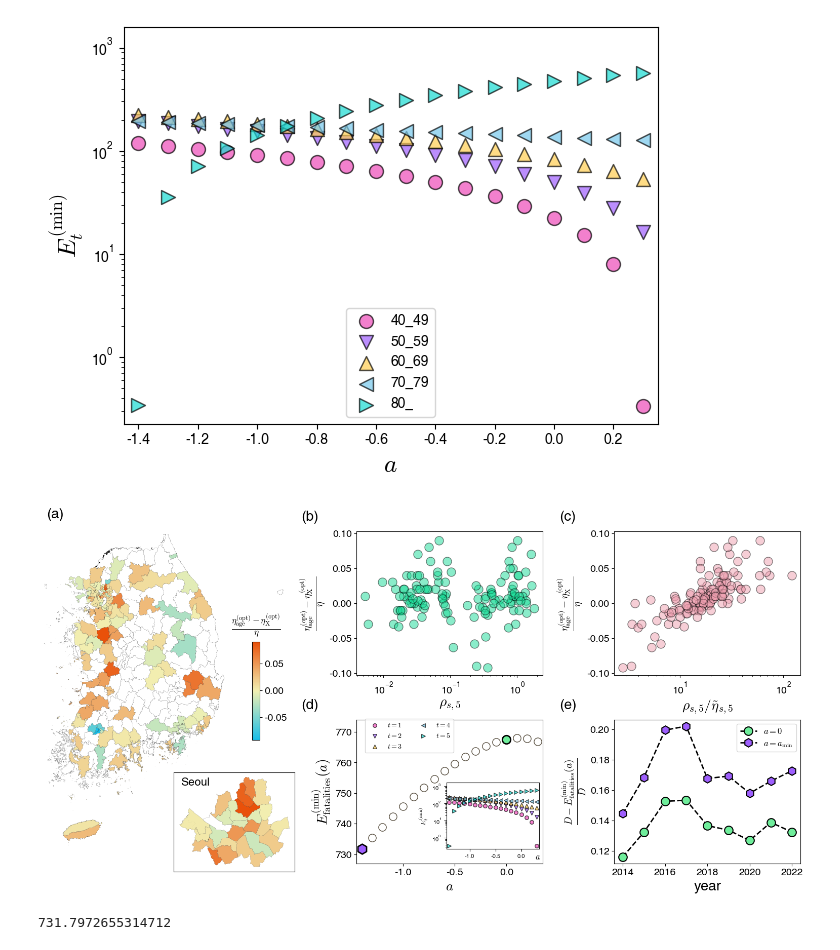
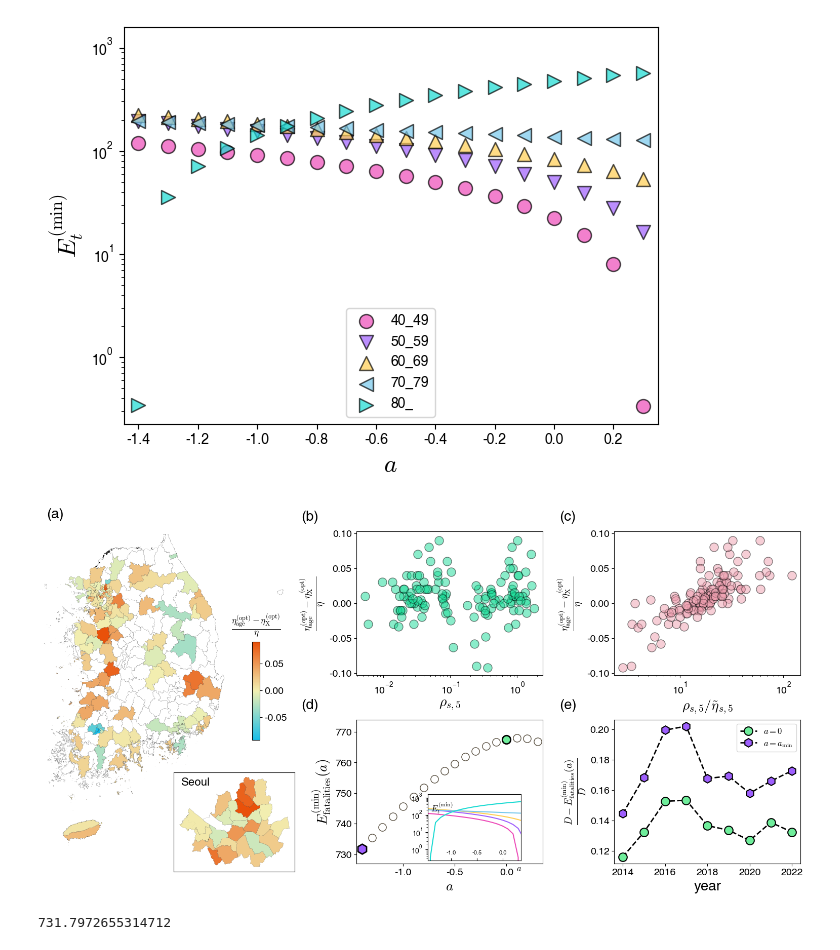
Before and after one commit to kwyosu7/Tuberculosis_hospital_optimization, a Jupyter notebook: article_figure_4.ipynb, the cells around one changed output. Cells and saved outputs as stored; diff of their text form; code cells hidden in the pictures.

```diff
--- a/article_figure_4.ipynb
+++ b/article_figure_4.ipynb
@@ -493,51 +493,59 @@ ax.text(title_pos[0], title_pos[1], '('+title_list[3]+')', fontsize=title_size,
 """
 # 예: 기존 큰 축 ax 안에 inset 축 만들기
 inset_ax = inset_axes(ax, width="25%", height="23%", loc='upper right',
-                      bbox_to_anchor=(-0.98, -1.39, 2, 2),
+                      bbox_to_anchor=(-1.08, -1.47, 2, 2),
                       bbox_transform=ax.transAxes,
                       borderpad=1)
 
 # scatter plot을 inset 축에 그림
 age = ['$t=1$', '$t=2$', '$t=3$', '$t=4$', '$t=5$']
 for age_i in range(5):
-    inset_ax.scatter(np.linspace(-2, 1, 31),
-                     E_age_a[:, age_i],
-                     ec='k',
-                     c=color_list[age_i],
-                     s=30,
-                     marker=mark[age_i],
-                     label=age[age_i],
-                     alpha=0.7)
+    # inset_ax.scatter(np.linspace(-2, 1, 31),
+    #                  E_age_a[:, age_i],
+    #                  ec='k',
+    #                  c=color_list[age_i],
+    #                  s=30,
+    #                  marker=mark[age_i],
+    #                  label=age[age_i],
+    #                  alpha=0.7)
+    inset_ax.plot(np.linspace(-2, 1, 31),
+                  E_age_a[:, age_i],
+                  color=color_list[age_i])
 
 inset_ax.set_xlim(np.linspace(-2, 1, 31)[a_min] - 0.05,
                   np.linspace(-2, 1, 31)[a_max] + 0.05)
 inset_ax.set_yscale('log')
 # inset_ax.set_xlabel(r'$a$', size=10)
-inset_ax.set_ylabel(r'$E^\mathrm{(min)}_t$', size=10)
-inset_ax.tick_params(labelsize=8)
-inset_ax.legend(fontsize=10, loc='lower center',  bbox_to_anchor=(-0.4, 1.4),frameon=True,ncol=2)
-inset_ax.text(0.98, -0.12, r'$a$', fontsize=12,  ha='center', va='center',transform=inset_ax.transAxes)
+# inset_ax.set_ylabel(r'$E^\mathrm{(min)}_t$', size=10)
+inset_ax.tick_params(axis='x',labelsize=8, direction='in')
+# inset_ax.legend(fontsize=10, loc='lower center',  bbox_to_anchor=(-0.4, 1.4),frameon=True,ncol=2)
+inset_ax.text(0.98, -0.12, r'$a$', fontsize=12,  ha='center', va='center',transform=inset_ax.transAxes) # x label
+inset_ax.text(0.15, 0.8, r'$E^\mathrm{(min)}_t$', fontsize=12,  ha='center', va='center',transform=inset_ax.transAxes) # y label
+
+for tick in inset_ax.xaxis.get_major_ticks():
+    tick.set_pad(-15)
+
 """
 (e)
 """
 ax1=fig.add_subplot(gs[6:,2])
 y_0 = (np.array(D_list) - np.array(E_a_0))/np.array(D_list)
 y_min = (np.array(D_list)-np.array(E_a_min))/np.array(D_list)
 ax1.plot(range(2014,2023), y_0, marker='o', mfc=rgb_to_hex(111,237,155) , mew=1.5,c='k', linestyle='--', linewidth=2, ms=12, label=r'$a=0$')
 ax1.plot(range(2014,2023), y_min, marker='h', c='k', mew=1.5,ms=12 , mfc=rgb_to_hex(158,95,253), linestyle='--', linewidth=2, label=r'$a=a_\mathrm{min}$')
 ax1.set_ylabel(r'$\frac{D-E^{\mathrm{(min)}}_\mathrm{fatalities}(a)}{D}$', size=20)
 ax1.set_xlabel(r'year', size=20)
 ax1.tick_params(axis='both', labelsize=14)
 ax1.legend(loc=1, fontsize='large')
 ax1.text(title_pos[0], title_pos[1], '(e)', fontsize=title_size,  ha='center', va='center',transform=ax1.transAxes)
 
 
 # plt.tight_layout()
 plt.subplots_adjust(left=0.08, right=0.96, top=0.9, bottom=0.08, wspace=0.35, hspace=0.72)
 plt.savefig('/home/users/YongsungKwon/workplace/Yongpyter/Tuberculosis_hospital_optimization/data_result/figure/fig4.png',dpi=300,transparent=True)
 plt.show()
 # %% [output]
-[figure, old version]
+[figure, new version]
 # %%
 E_list[a_min]
 # %% [output]
```
